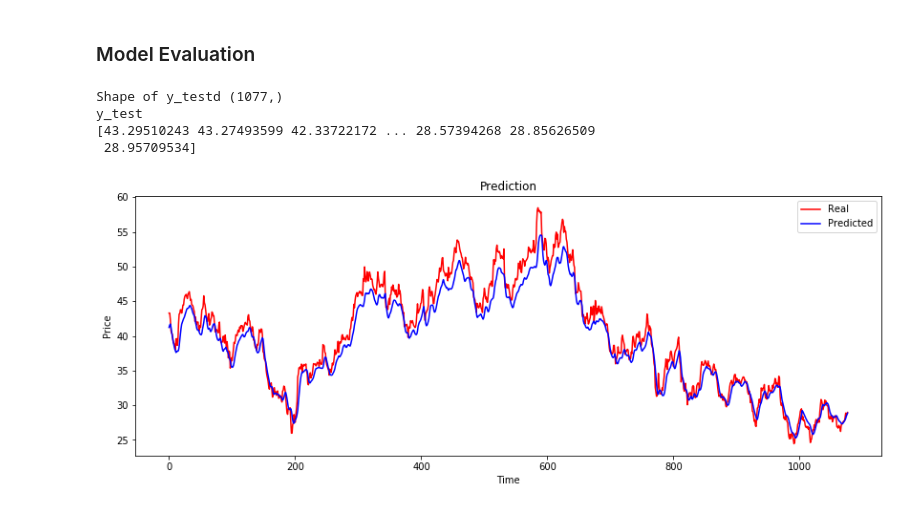
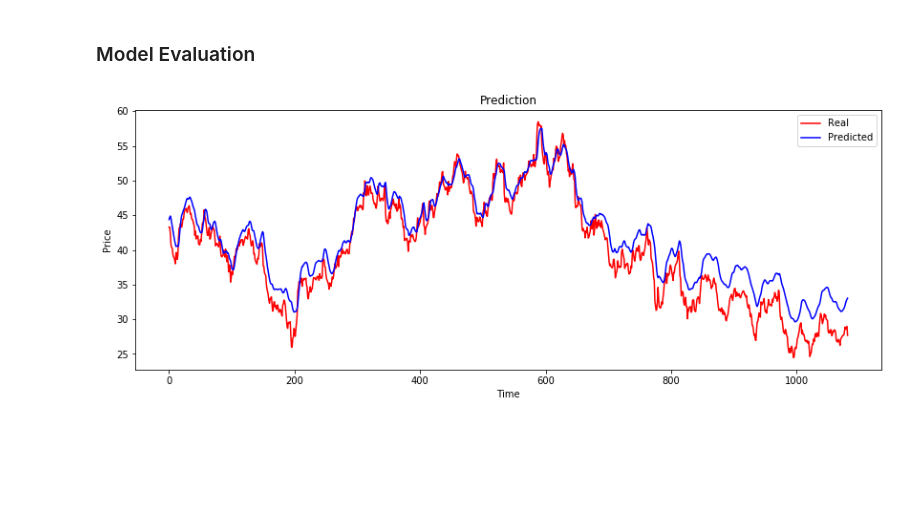
Before and after one commit to jmclark/Trading_Notebooks, a Jupyter notebook: Forecasting_Exp_1.ipynb, the cells around one changed output. Cells and saved outputs as stored; diff of their text form; code cells hidden in the pictures; blank space fills up the shorter version.

```diff
--- a/Forecasting_Exp_1.ipynb
+++ b/Forecasting_Exp_1.ipynb
@@ -307,6 +307,8 @@ def build_NN(train_data, batch_size, dropout):
     '''
 
     regressior = Sequential()
+
+    print(train_data.shape[1], train_data.shape[2])
 
     regressior.add(LSTM(units = 80, activation = 'relu', return_sequences = True, input_shape = (train_data.shape[1], train_data.shape[2])))
     regressior.add(Dropout(dropout))
@@ -354,7 +356,7 @@ def train_Model(model, X_train, y_train, epochs, batch_size):
 
     return model, history
 
-def evalulate_performance(model, train_data_raw, test_data_raw, train_data_sm_sc, test_data_sm_sc, seq_length):
+def evaluate_performance(model, train_data_raw, test_data_raw, train_data_sm_sc, test_data_sm_sc, seq_length):
 
     '''
     print("Raw training data")
@@ -392,13 +394,6 @@ def evalulate_performance(model, train_data_raw, test_data_raw, train_data_sm_sc
     y_test /= scale_arr[3]
     y_test += min_arr[3]
 
-    #print("Shape of y_pred", y_pred.shape)
-    #print("y_pred")
-    #print(y_pred)
-
-    print("Shape of y_testd", y_test.shape)
-    print("y_test")
-    print(y_test)
 
     # Visualising the results
     plt.figure(figsize=(14,5))
@@ -757,13 +684,10 @@ INFO:tensorflow:Assets written to: C:\Users\Mark\Documents\Trading_Documentation
 # %% [markdown]
 ### Model Evaluation
-# %%
-close_pred = evalulate_performance(model, AAL_df_train, AAL_df_test, AAL_data_training, AAL_data_testing, seq_length)
-# %% [output]
-Shape of y_testd (1077,)
-y_test
-[43.29510243 43.27493599 42.33722172 ... 28.57394268 28.85626509
- 28.95709534]
-[figure, removed]
+# %%
+close_pred = evaluate_performance(model, master_df_train, master_df_test,
+                                   master_data_training, master_data_testing, seq_length)
+# %% [output]
+[figure, added]
 # %%
 %matplotlib nbagg
 
```
Also changed, not shown: parts of 9 cells of this notebook.
